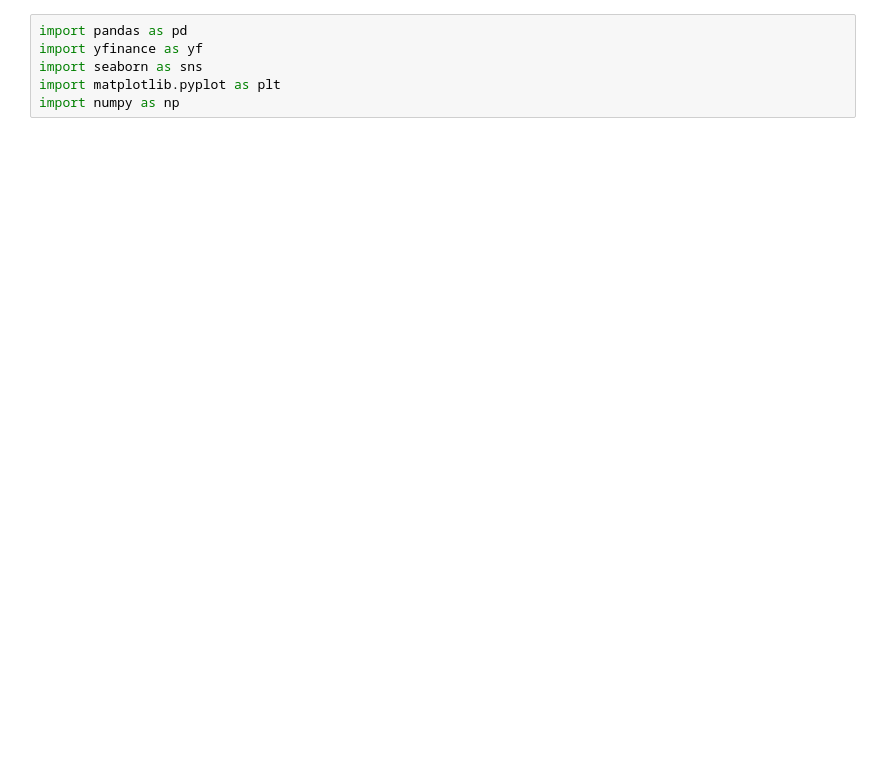
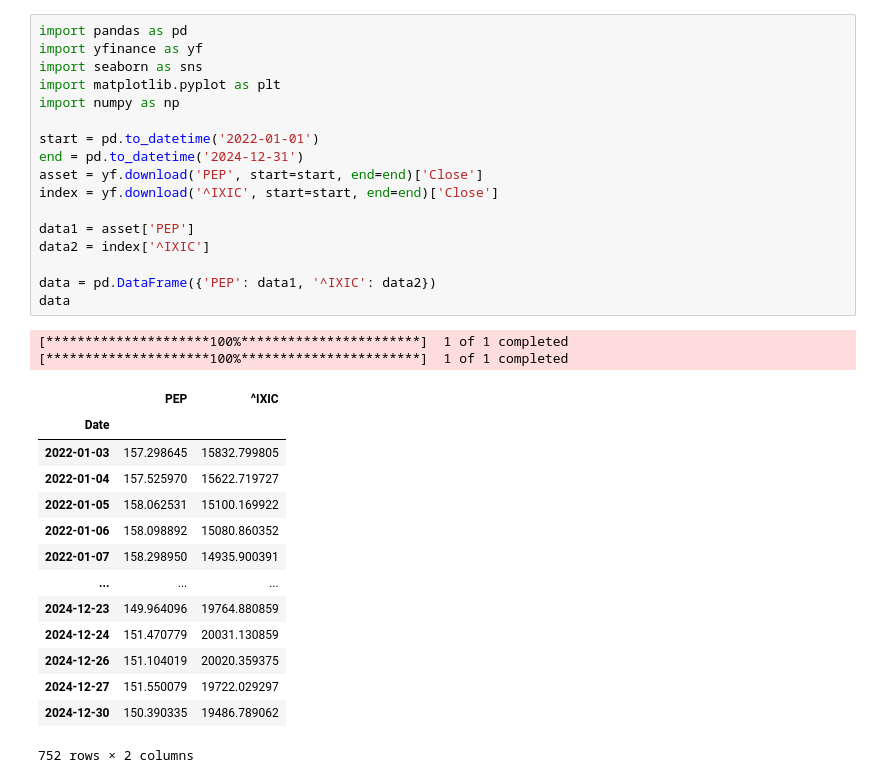
Before and after one commit to sam-hub708/Probe-Capital-Research, a Jupyter notebook: CAPM_Prelim.ipynb, the cells around one changed output. Cells and saved outputs as stored; diff of their text form; blank space fills up the shorter version.

```diff
--- a/CAPM_Prelim.ipynb
+++ b/CAPM_Prelim.ipynb
@@ -1,7 +1,35 @@
 # %%
 import pandas as pd
 import yfinance as yf
 import seaborn as sns
 import matplotlib.pyplot as plt
 import numpy as np
+
+start = pd.to_datetime('2022-01-01')
+end = pd.to_datetime('2024-12-31')
+asset = yf.download('PEP', start=start, end=end)['Close']
+index = yf.download('^IXIC', start=start, end=end)['Close']
+
+data1 = asset['PEP']
+data2 = index['^IXIC']
+
+data = pd.DataFrame({'PEP': data1, '^IXIC': data2})
+data
+# %% [output]
+[*********************100%***********************]  1 of 1 completed
+[*********************100%***********************]  1 of 1 completed
+|  | PEP | ^IXIC |
+| Date |  |  |
+| 2022-01-03 | 157.298645 | 15832.799805 |
+| 2022-01-04 | 157.525970 | 15622.719727 |
+| 2022-01-05 | 158.062531 | 15100.169922 |
+| 2022-01-06 | 158.098892 | 15080.860352 |
+| 2022-01-07 | 158.298950 | 14935.900391 |
+| ... | ... | ... |
+| 2024-12-23 | 149.964096 | 19764.880859 |
+| 2024-12-24 | 151.470779 | 20031.130859 |
+| 2024-12-26 | 151.104019 | 20020.359375 |
+| 2024-12-27 | 151.550079 | 19722.029297 |
+| 2024-12-30 | 150.390335 | 19486.789062 |
+752 rows × 2 columns
 # %%
```
Also changed, not shown: parts of 1 cell of this notebook.
